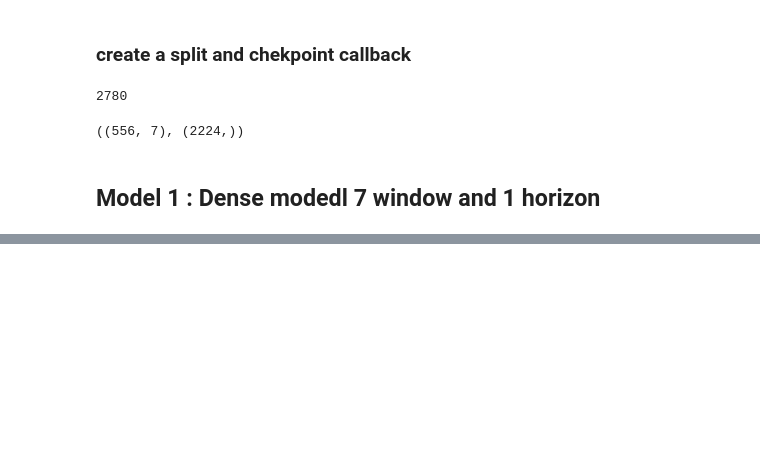
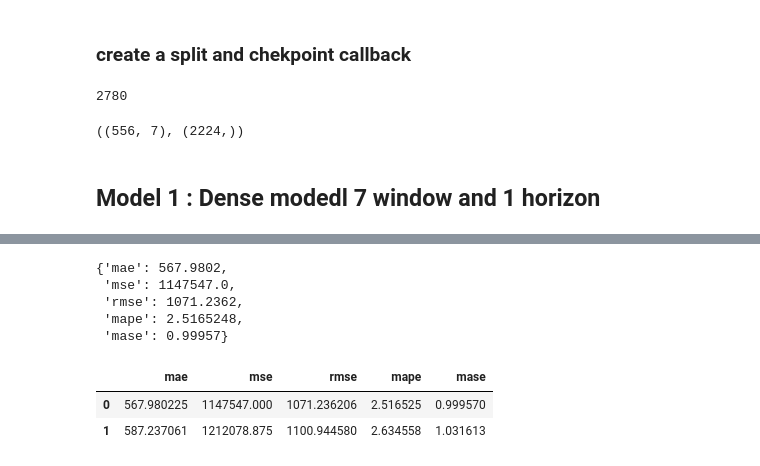
Before and after one commit to MahmutAtia/Time-Series-Analysis-in-Python, a Jupyter notebook: Time Series Analysis With TensorFlow.ipynb, the cells around one changed output, grey strips where cells are left out. Drawn from its saved outputs; the diff is of its cells as text; code cells hidden in the pictures; blank space fills up the shorter version.

Commit message:
Time Series models

```diff
--- a/Time Series Analysis With TensorFlow.ipynb
+++ b/Time Series Analysis With TensorFlow.ipynb
@@ -294,0 +271,22 @@ evaluate_preds(model1.predict(x_test), y_test)
+# %%
+evaluation_list = []
+# %%
+model0
+# %% [output]
+{'mae': 567.9802,
+ 'mse': 1147547.0,
+ 'rmse': 1071.2362,
+ 'mape': 2.5165248,
+ 'mase': 0.99957}
+# %%
+evaluation_list.append(pd.DataFrame(model0,index= [0]))
+# %%
+model1 =pd.DataFrame( evaluate_preds(tf.squeeze(preds).numpy(), y_test), index=[1])
+# %%
+evaluation_list.append(model1)
+# %%
+pd.concat(evaluation_list, axis = 0)
+# %% [output]
+|  | mae | mse | rmse | mape | mase |
+| 0 | 567.980225 | 1147547.000 | 1071.236206 | 2.516525 | 0.999570 |
+| 1 | 587.237061 | 1212078.875 | 1100.944580 | 2.634558 | 1.031613 |
```
Also changed, not shown: parts of 7 cells of this notebook.
